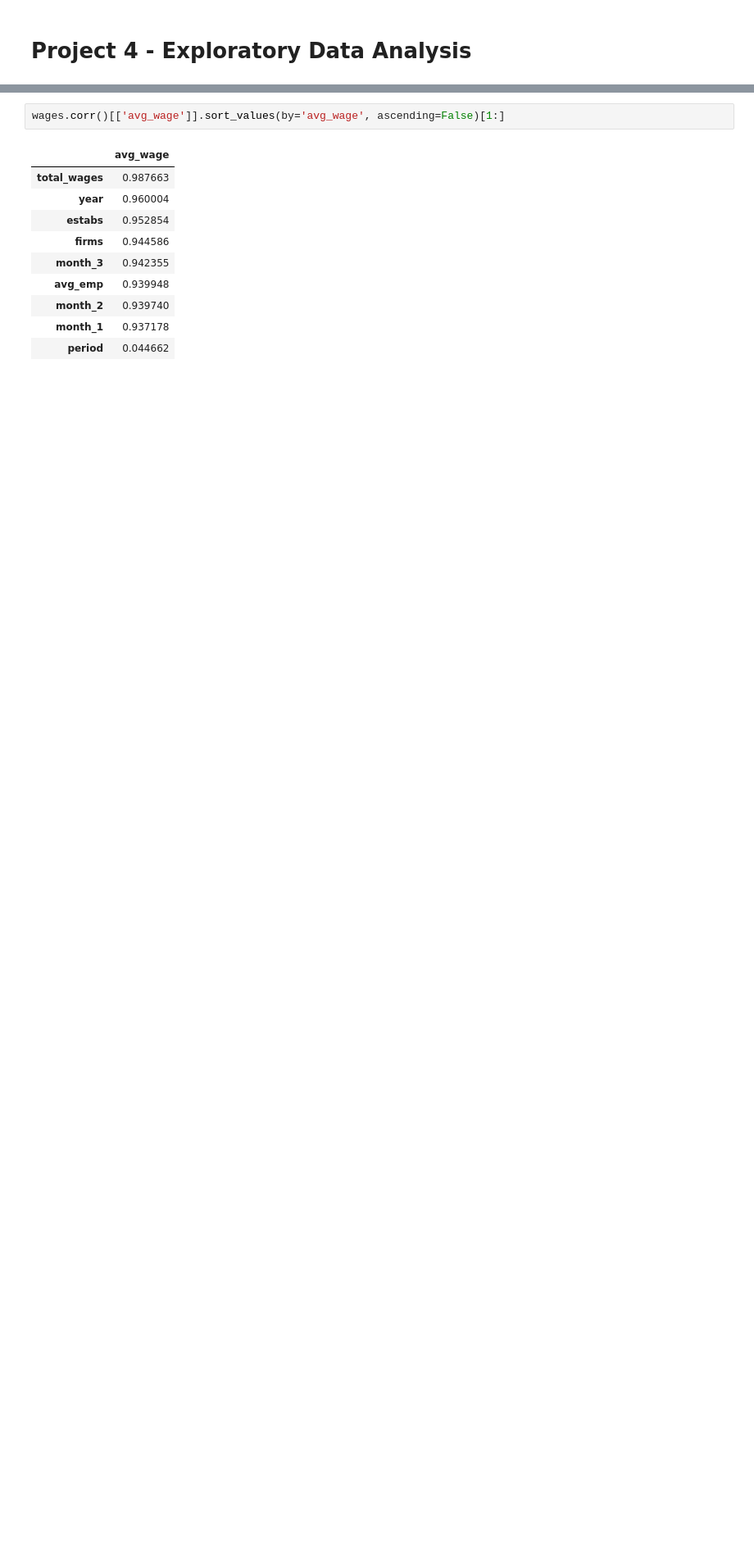
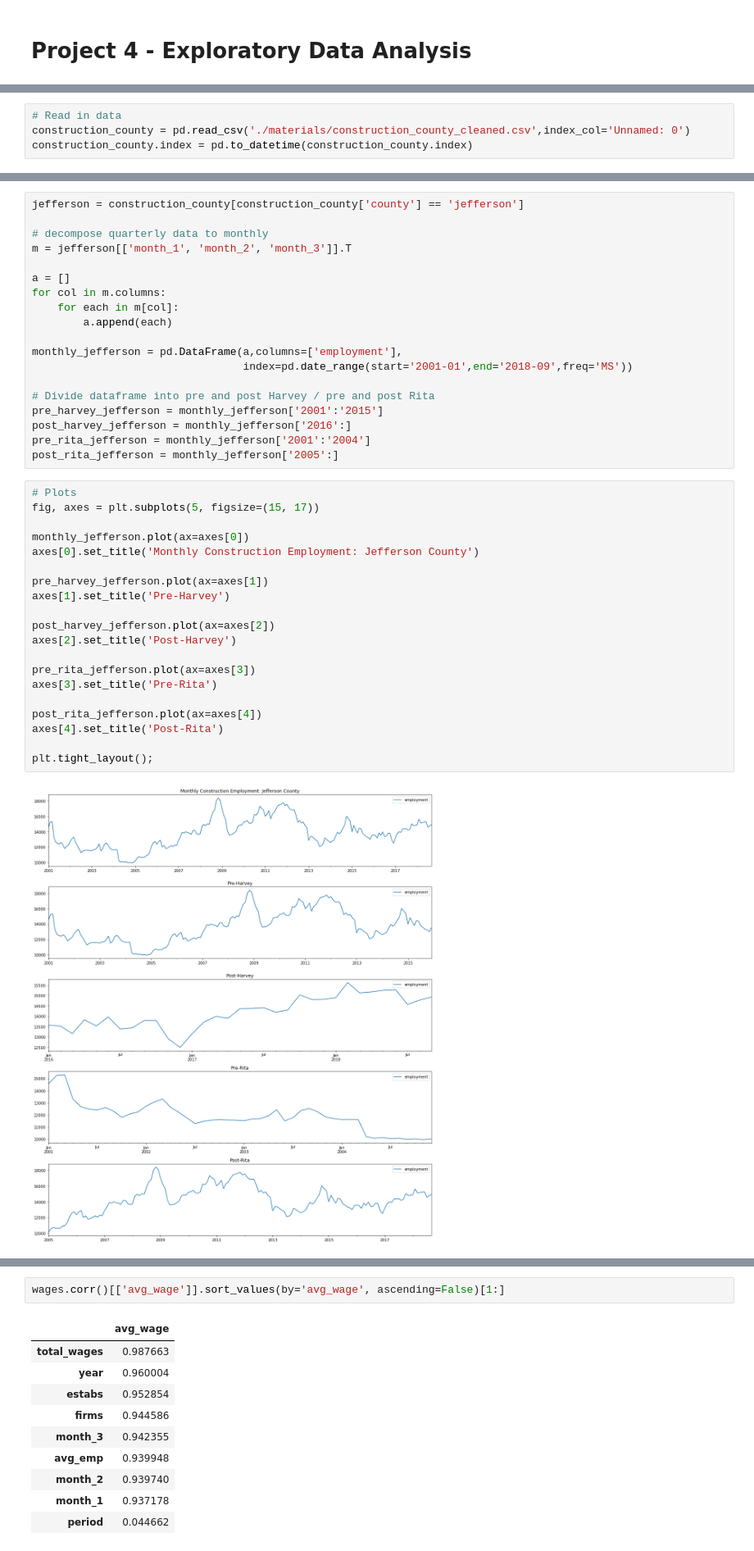
Before and after one commit to GraceCampbell/Project-4, a Jupyter notebook: project-4-eda.ipynb, the cells around one changed output, grey strips where cells are left out. Shown: that part at 82% size. Drawn from its saved outputs; the diff is of its cells as text; blank space fills up the shorter version.

```diff
--- a/project-4-eda.ipynb
+++ b/project-4-eda.ipynb
@@ -66,0 +131,4 @@ ax.legend(labels=['Monthly Employment'], fontsize=12);
+# %%
+# Read in data
+construction_county = pd.read_csv('./materials/construction_county_cleaned.csv',index_col='Unnamed: 0')
+construction_county.index = pd.to_datetime(construction_county.index)
@@ -66,0 +139,41 @@ ax.legend(labels=['Monthly Employment'], fontsize=12);
+# %%
+jefferson = construction_county[construction_county['county'] == 'jefferson']
+
+# decompose quarterly data to monthly
+m = jefferson[['month_1', 'month_2', 'month_3']].T
+
+a = []
+for col in m.columns:
+    for each in m[col]:
+        a.append(each)
+
+monthly_jefferson = pd.DataFrame(a,columns=['employment'],
+                                 index=pd.date_range(start='2001-01',end='2018-09',freq='MS'))
+
+# Divide dataframe into pre and post Harvey / pre and post Rita
+pre_harvey_jefferson = monthly_jefferson['2001':'2015']
+post_harvey_jefferson = monthly_jefferson['2016':]
+pre_rita_jefferson = monthly_jefferson['2001':'2004']
+post_rita_jefferson = monthly_jefferson['2005':]
+# %%
+# Plots
+fig, axes = plt.subplots(5, figsize=(15, 17))
+
+monthly_jefferson.plot(ax=axes[0])
+axes[0].set_title('Monthly Construction Employment: Jefferson County')
+
+pre_harvey_jefferson.plot(ax=axes[1])
+axes[1].set_title('Pre-Harvey')
+
+post_harvey_jefferson.plot(ax=axes[2])
+axes[2].set_title('Post-Harvey')
+
+pre_rita_jefferson.plot(ax=axes[3])
+axes[3].set_title('Pre-Rita')
+
+post_rita_jefferson.plot(ax=axes[4])
+axes[4].set_title('Post-Rita')
+
+plt.tight_layout();
+# %% [output]
+[figure, added]
```
Also changed, not shown: parts of 106 cells of this notebook.
